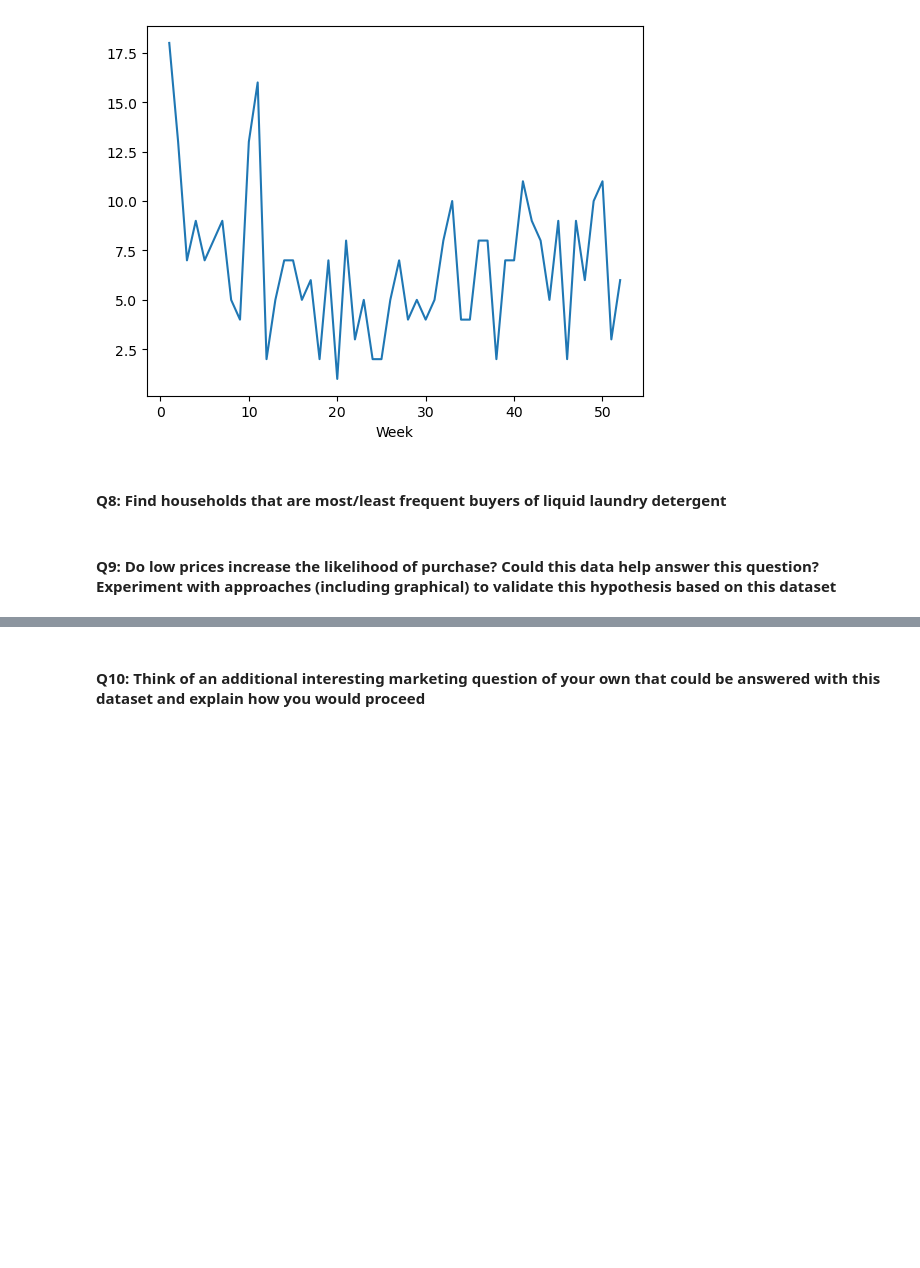
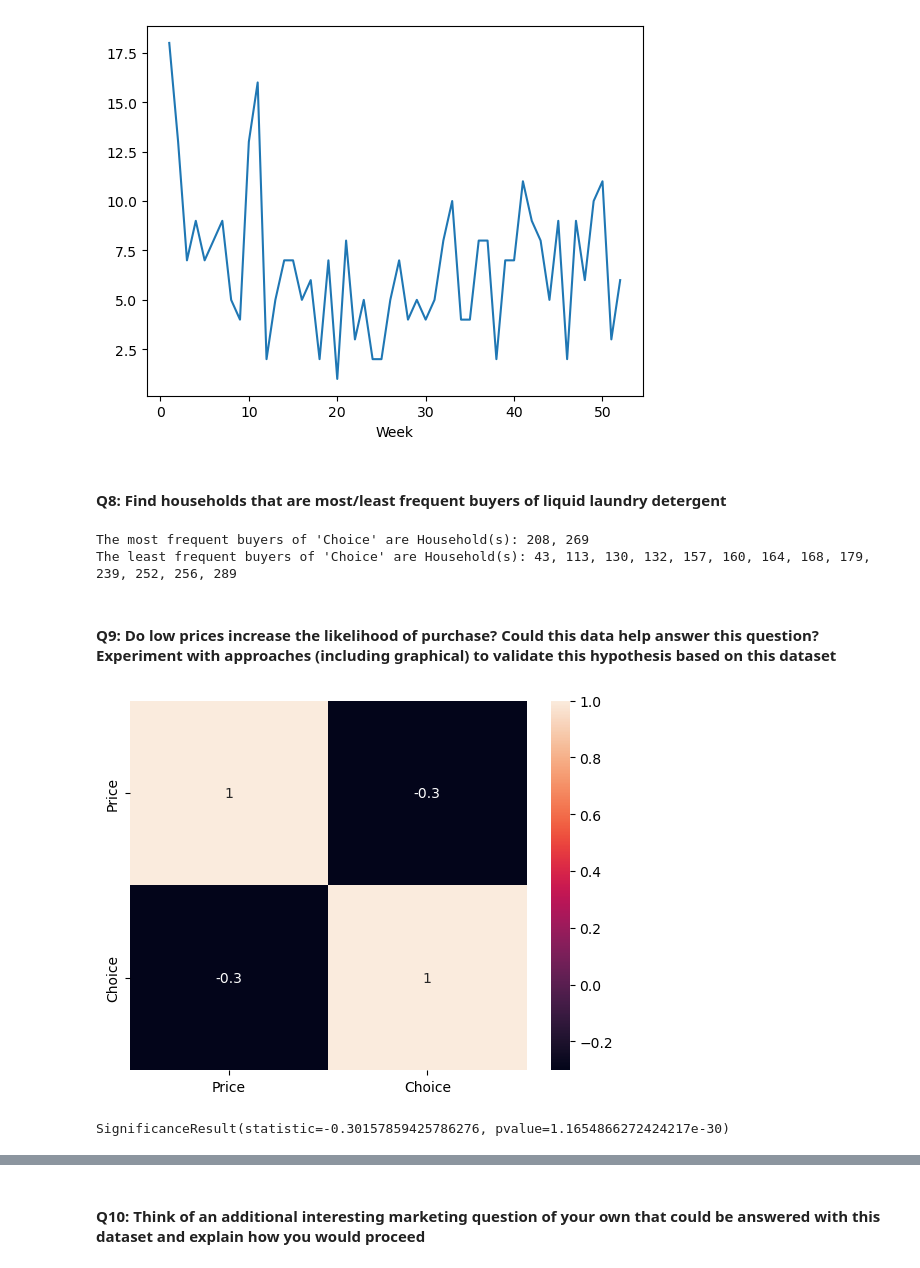
Before and after one commit to dariashcherbakovaaa/MA_DSE_Unimi, a Jupyter notebook: Marketing-02(coding).ipynb, the cells around one changed output, grey strips where cells are left out. Saved outputs shown, nothing was run; the diff lists cells and outputs as text; code cells hidden in the pictures; blank space fills up the shorter version.

```diff
--- a/Marketing-02(coding).ipynb
+++ b/Marketing-02(coding).ipynb
@@ -105,5 +105,23 @@ df.groupby('Week')['Choice'].sum().plot()
 [figure]
 # %% [markdown]
 #### Q8: Find households that are most/least frequent buyers of liquid laundry detergent
+# %%
+counts = df.groupby('Household')['Choice'].sum()
+frequent_buyers = counts[counts == counts.max()].index.tolist()
+rare_buyers = counts[counts == counts.min()].index.tolist()
+
+print(f"The most frequent buyers of 'Choice' are Household(s): {', '.join(map(str, frequent_buyers))}")
+print(f"The least frequent buyers of 'Choice' are Household(s): {', '.join(map(str, rare_buyers))}")
+# %% [output]
+The most frequent buyers of 'Choice' are Household(s): 208, 269
+The least frequent buyers of 'Choice' are Household(s): 43, 113, 130, 132, 157, 160, 164, 168, 179, 239, 252, 256, 289
 # %% [markdown]
 #### Q9: Do low prices increase the likelihood of purchase? Could this data help answer this question? Experiment with approaches (including graphical) to validate this hypothesis based on this dataset
+# %%
+import seaborn as sn
+
+corr_matrix = df[["Price", "Choice"]].corr()
+sn.heatmap(corr_matrix, annot=True)
+plt.show()
+# %% [output]
+[figure, added]
@@ -109,0 +132,4 @@ df.groupby('Week')['Choice'].sum().plot()
+# %%
+stats.pointbiserialr(df["Price"], df["Choice"])
+# %% [output]
+SignificanceResult(statistic=-0.30157859425786276, pvalue=1.1654866272424217e-30)
```
Also changed, not shown: parts of 9 cells of this notebook.
